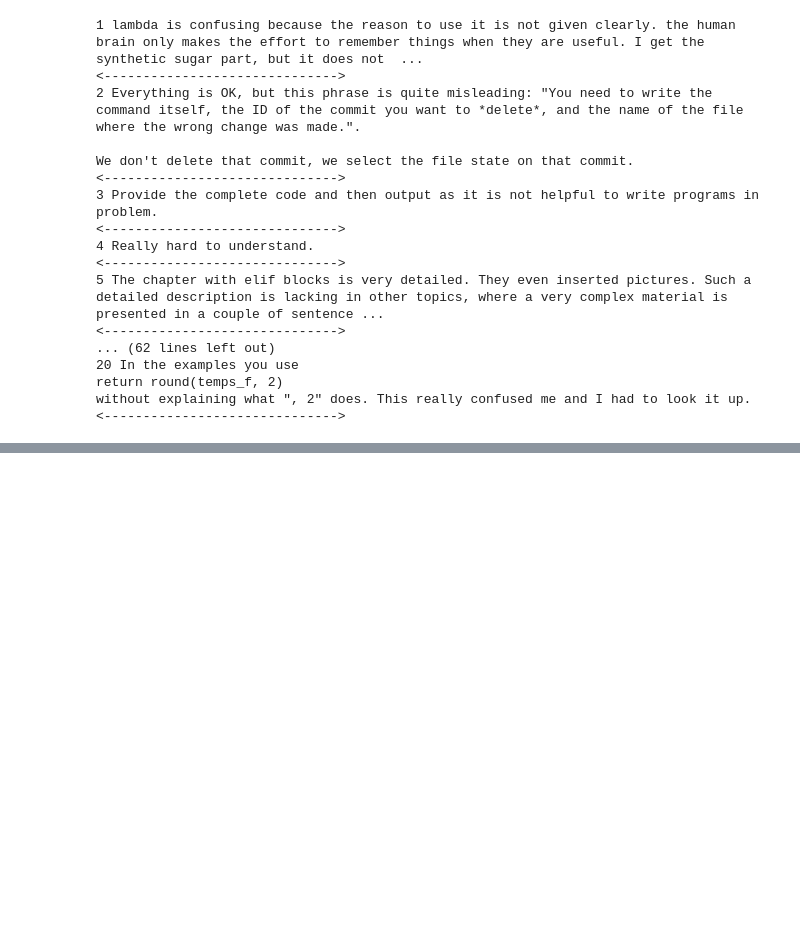
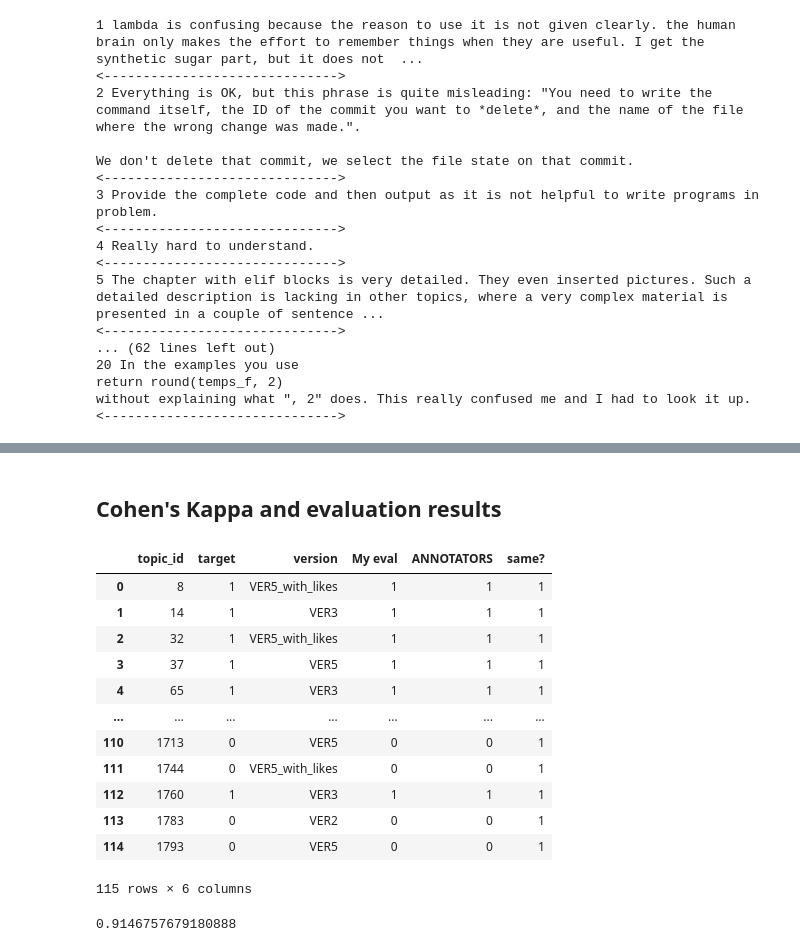
Before and after one commit to kr-ann/re-ada, a Jupyter notebook: 9.3 - Comments - procedure for evaluation of training corpus division.ipynb, the cells around one changed output, grey strips where cells are left out. Drawn from its saved outputs; the diff is of its cells as text; code cells hidden in the pictures; blank space fills up the shorter version.

```diff
--- a/9.3 - Comments - procedure for evaluation of training corpus division.ipynb
+++ b/9.3 - Comments - procedure for evaluation of training corpus division.ipynb
@@ -278,0 +525,2 @@ If ∣t∣ is the length of the string and ∣p∣ is the length of the pattern,
+# %% [markdown]
+## Cohen's Kappa and evaluation results
@@ -278,0 +530,24 @@ If ∣t∣ is the length of the string and ∣p∣ is the length of the pattern,
+# %%
+file = '/home/anna/Downloads/Evaluation_topics_all_together_RESULTS.csv'
+# %%
+df_with_scores = pd.read_csv(file)
+# %%
+df_with_scores.head(-5)
+# %% [output]
+|  | topic_id | target | version | My eval | ANNOTATORS | same? |
+| 0 | 8 | 1 | VER5_with_likes | 1 | 1 | 1 |
+| 1 | 14 | 1 | VER3 | 1 | 1 | 1 |
+| 2 | 32 | 1 | VER5_with_likes | 1 | 1 | 1 |
+| 3 | 37 | 1 | VER5 | 1 | 1 | 1 |
+| 4 | 65 | 1 | VER3 | 1 | 1 | 1 |
+| ... | ... | ... | ... | ... | ... | ... |
+| 110 | 1713 | 0 | VER5 | 0 | 0 | 1 |
+| 111 | 1744 | 0 | VER5_with_likes | 0 | 0 | 1 |
+| 112 | 1760 | 1 | VER3 | 1 | 1 | 1 |
+| 113 | 1783 | 0 | VER2 | 0 | 0 | 1 |
+| 114 | 1793 | 0 | VER5 | 0 | 0 | 1 |
+115 rows × 6 columns
+# %%
+cohen_kappa_score(df_with_scores['My eval'].values, df_with_scores['ANNOTATORS'].values)
+# %% [output]
+0.9146757679180888
```
Also changed, not shown: parts of 43 cells of this notebook, 8 other files.
